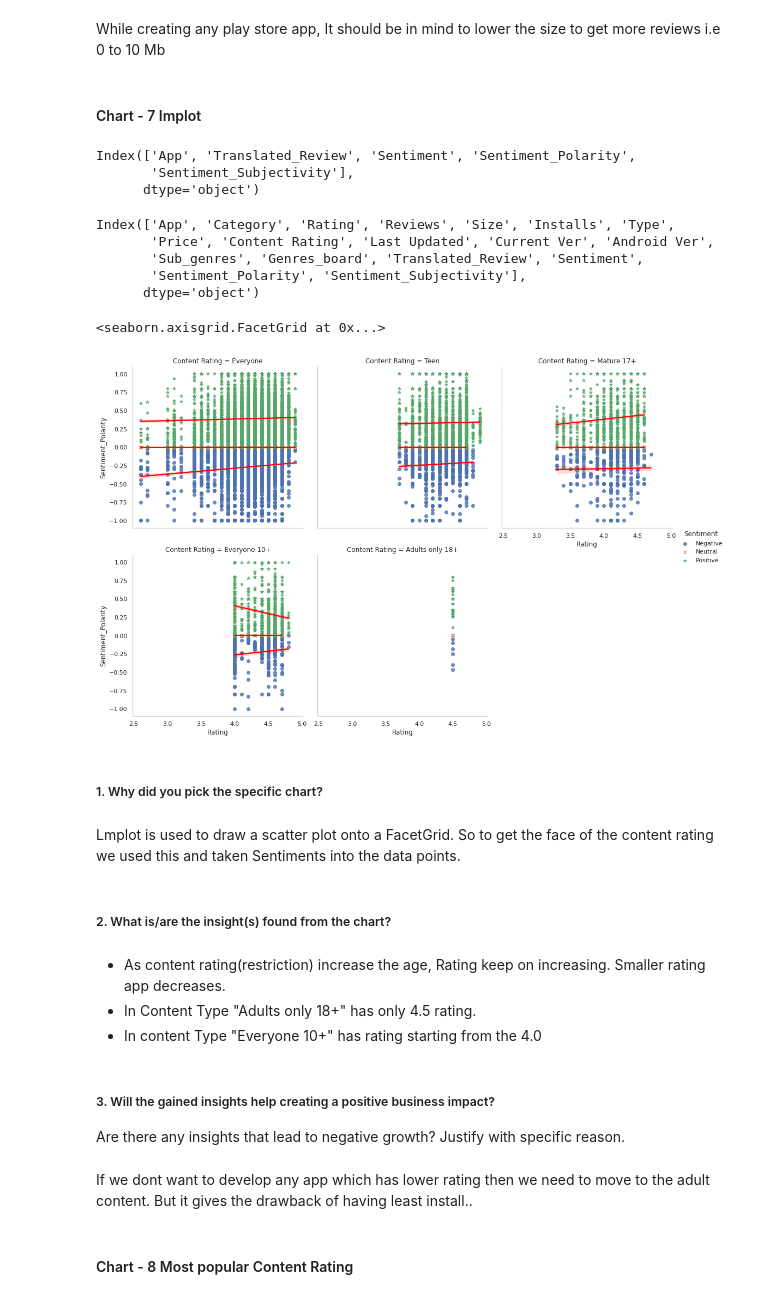
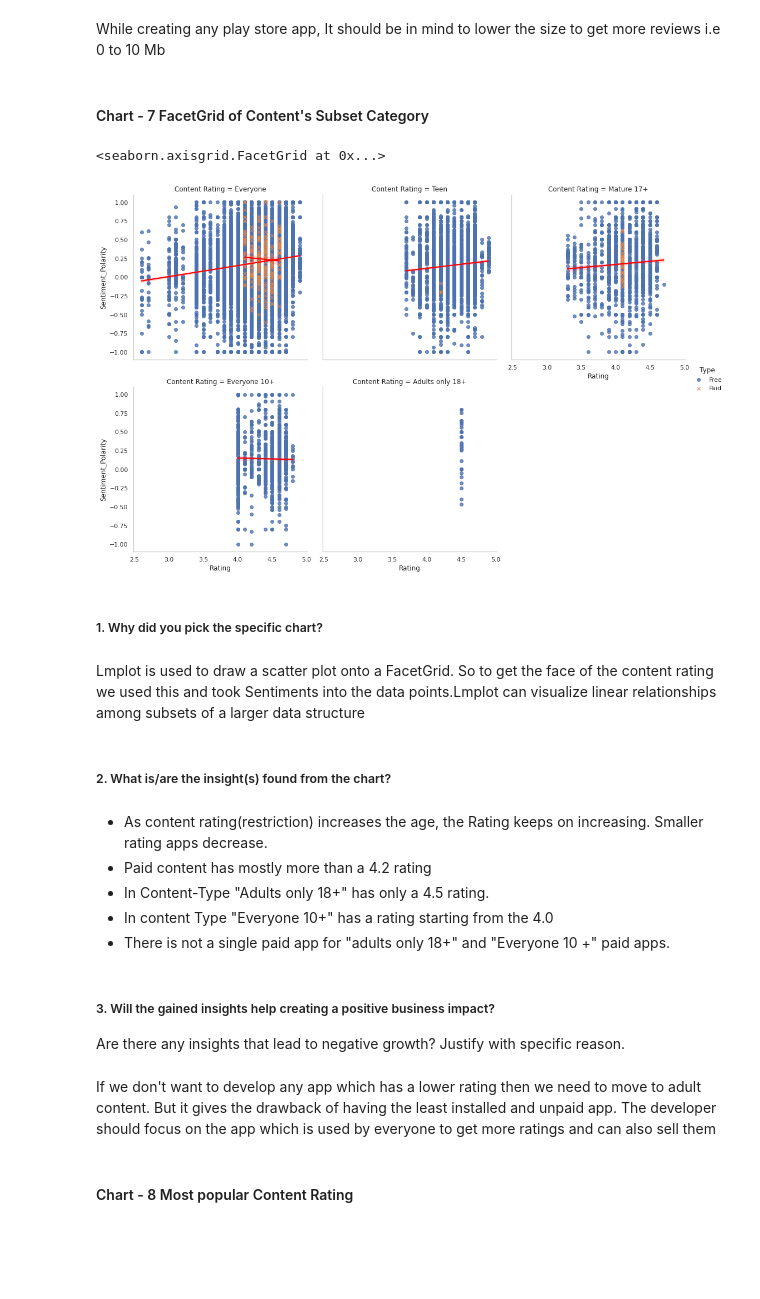
Before and after one commit to maxashoka3/EDA---Play-Store-App, a Jupyter notebook: EDA_on_Play_Store_App_Review.ipynb, the cells around one changed output. Saved outputs shown, nothing was run; the diff lists cells and outputs as text; code cells hidden in the pictures; blank space fills up the shorter version.

```diff
--- a/EDA_on_Play_Store_App_Review.ipynb
+++ b/EDA_on_Play_Store_App_Review.ipynb
@@ -1494,42 +1507,37 @@ Are there any insights that lead to negative growth? Justify with specific reaso
 # %% [markdown]
 While creating any play store app, It should be in mind to lower the size to get more reviews i.e 0 to 10 Mb
 # %% [markdown]
-#### Chart - 7 Implot
+#### Chart - 7 FacetGrid of Content's Subset Category
-# %%
-rdf.columns
-# %% [output]
-Index(['App', 'Translated_Review', 'Sentiment', 'Sentiment_Polarity',
-       'Sentiment_Subjectivity'],
-      dtype='object')
-# %%
-merged_df.columns
-# %% [output]
-Index(['App', 'Category', 'Rating', 'Reviews', 'Size', 'Installs', 'Type',
-       'Price', 'Content Rating', 'Last Updated', 'Current Ver', 'Android Ver',
-       'Sub_genres', 'Genres_board', 'Translated_Review', 'Sentiment',
-       'Sentiment_Polarity', 'Sentiment_Subjectivity'],
-      dtype='object')
 # %%
 # Chart - 7 visualization code
 sns.set_style("whitegrid", {'axes.grid' : False})
-sns.lmplot(x='Rating',y='Sentiment_Polarity',data=merged_df,col="Content Rating", hue="Sentiment",markers =['o','x','*'],col_wrap=3,line_kws={'color': 'red'})
+sns.lmplot(x='Rating',
+           y='Sentiment_Polarity',
+           data=merged_df,
+           col="Content Rating",
+           hue="Type",
+           markers =['o','x'],
+           col_wrap=3,
+           line_kws={'color': 'red'})
 # %% [output]
 <seaborn.axisgrid.FacetGrid at 0x...>
-[figure, old version]
+[figure, new version]
 # %% [markdown]
 ##### 1. Why did you pick the specific chart?
 # %% [markdown]
-Lmplot is used to draw a scatter plot onto a FacetGrid. So to get the face of the content rating we used this and taken Sentiments into the data points.
+Lmplot is used to draw a scatter plot onto a FacetGrid. So to get the face of the content rating we used this and took Sentiments into the data points.Lmplot can visualize linear relationships among subsets of a larger data structure
 # %% [markdown]
 ##### 2. What is/are the insight(s) found from the chart?
 # %% [markdown]
-* As content rating(restriction) increase the age, Rating keep on increasing. Smaller rating app decreases.
-* In Content Type "Adults only 18+" has only 4.5 rating.
-* In content Type "Everyone 10+" has rating starting from the 4.0
+* As content rating(restriction) increases the age, the Rating keeps on increasing. Smaller rating apps decrease.
+* Paid content has mostly more than a 4.2 rating
+* In Content-Type "Adults only 18+" has only a 4.5 rating.
+* In content Type "Everyone 10+" has a rating starting from the 4.0
+* There is not a single paid app for "adults only 18+" and "Everyone 10 +"  paid apps.
 # %% [markdown]
 ##### 3. Will the gained insights help creating a positive business impact?
 Are there any insights that lead to negative growth? Justify with specific reason.
 # %% [markdown]
-If we dont want to develop any app which has lower rating then we need to move to the adult content. But it gives the drawback of having least install..
+If we don't want to develop any app which has a lower rating then we need to move to adult content. But it gives the drawback of having the least installed and unpaid app. The developer should focus on the app which is used by everyone to get more ratings and can also sell them
 # %% [markdown]
 #### Chart - 8 Most popular Content Rating
```
Also changed, not shown: parts of 120 cells of this notebook.
